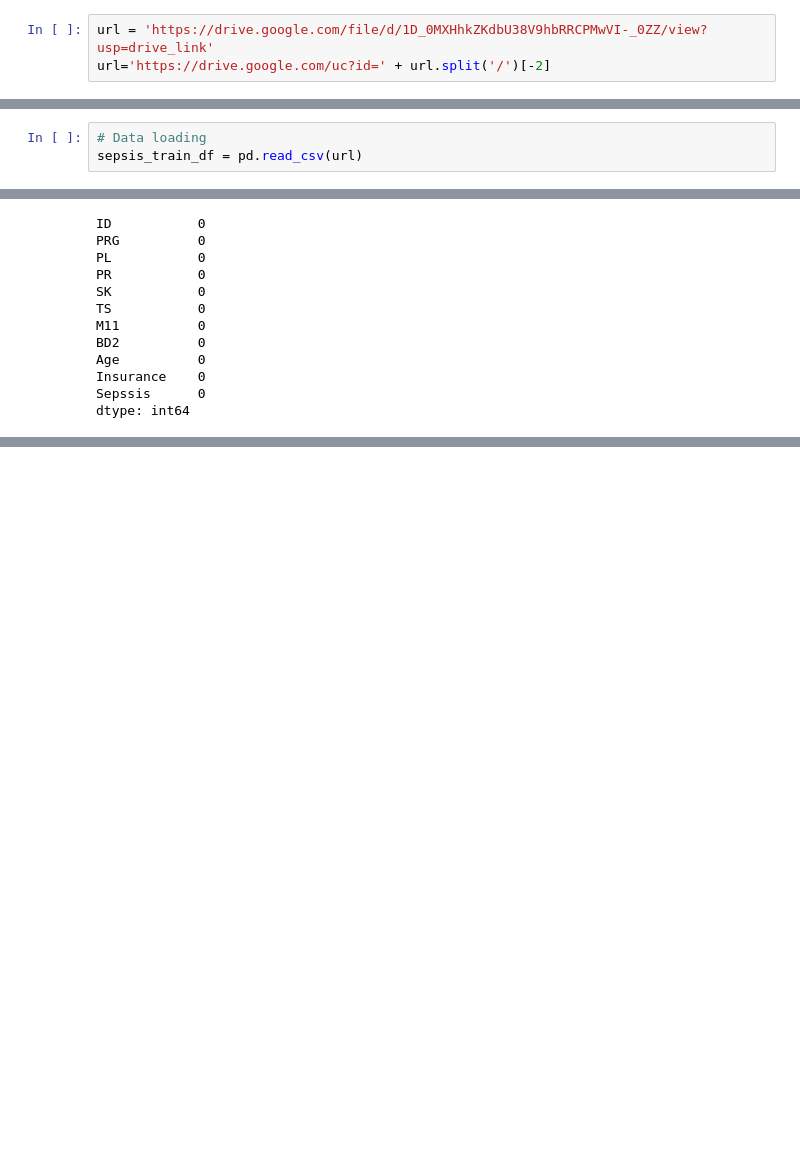
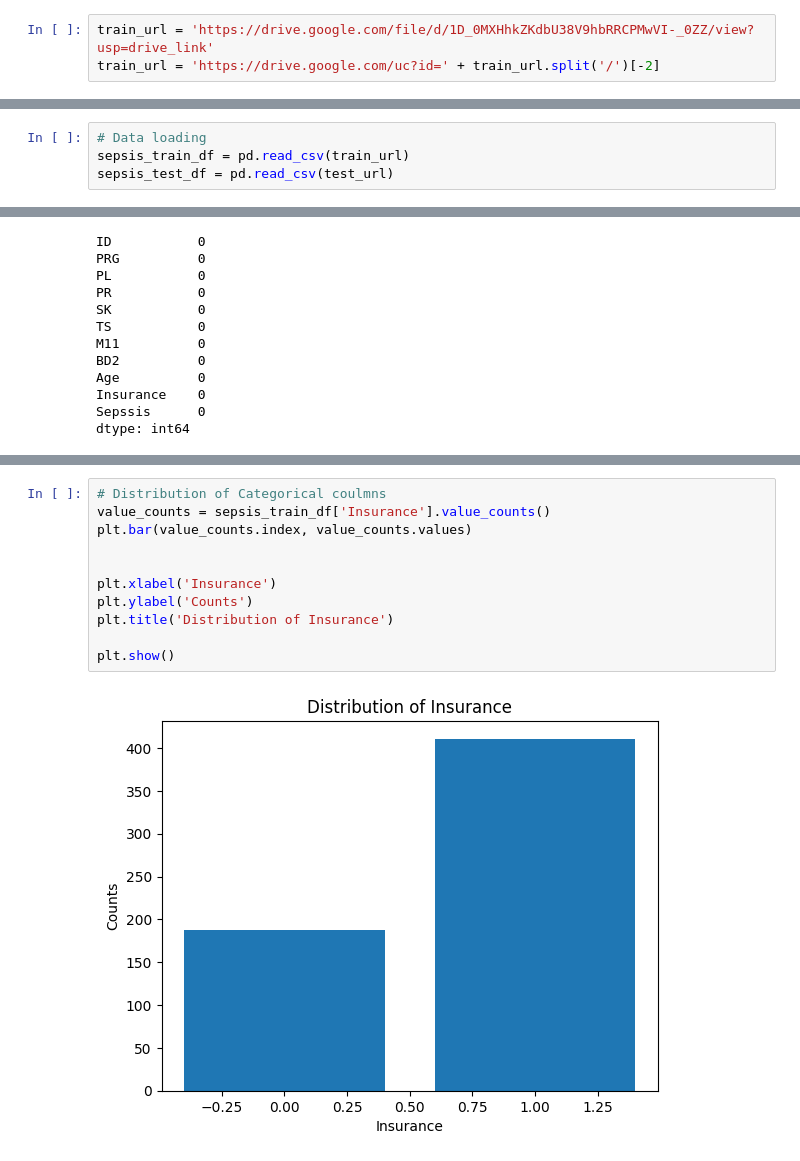
Before and after one commit to muchaimaryanne/Machine-Learning-API-using-FastAPI, a Jupyter notebook: Machine_Learning_API_using_FastAPI.ipynb, the cells around one changed output, grey strips where cells are left out. Cells and saved outputs as stored; diff of their text form; blank space fills up the shorter version.

```diff
--- a/Machine_Learning_API_using_FastAPI.ipynb
+++ b/Machine_Learning_API_using_FastAPI.ipynb
@@ -27,5 +38,5 @@ import numpy as np
 
 Here is the section to load the datasets (train, eval, test) and the additional files
 # %%
-url = 'https://drive.google.com/file/d/1D_0MXHhkZKdbU38V9hbRRCPMwVI-_0ZZ/view?usp=drive_link'
-url='https://drive.google.com/uc?id=' + url.split('/')[-2]
+train_url = 'https://drive.google.com/file/d/1D_0MXHhkZKdbU38V9hbRRCPMwVI-_0ZZ/view?usp=drive_link'
+train_url = 'https://drive.google.com/uc?id=' + train_url.split('/')[-2]
@@ -32,6 +46,7 @@ url='https://drive.google.com/uc?id=' + url.split('/')[-2]
 # %%
 # Data loading
-sepsis_train_df = pd.read_csv(url)
+sepsis_train_df = pd.read_csv(train_url)
+sepsis_test_df = pd.read_csv(test_url)
 # %% [markdown]
 Description of the data columns.
 
@@ -119,0 +166,13 @@ dtype: int64
+# %%
+# Distribution of Categorical coulmns
+value_counts = sepsis_train_df['Insurance'].value_counts()
+plt.bar(value_counts.index, value_counts.values)
+
+
+plt.xlabel('Insurance')
+plt.ylabel('Counts')
+plt.title('Distribution of Insurance')
+
+plt.show()
+# %% [output]
+[figure, added]
```
Also changed, not shown: parts of 77 cells of this notebook.
